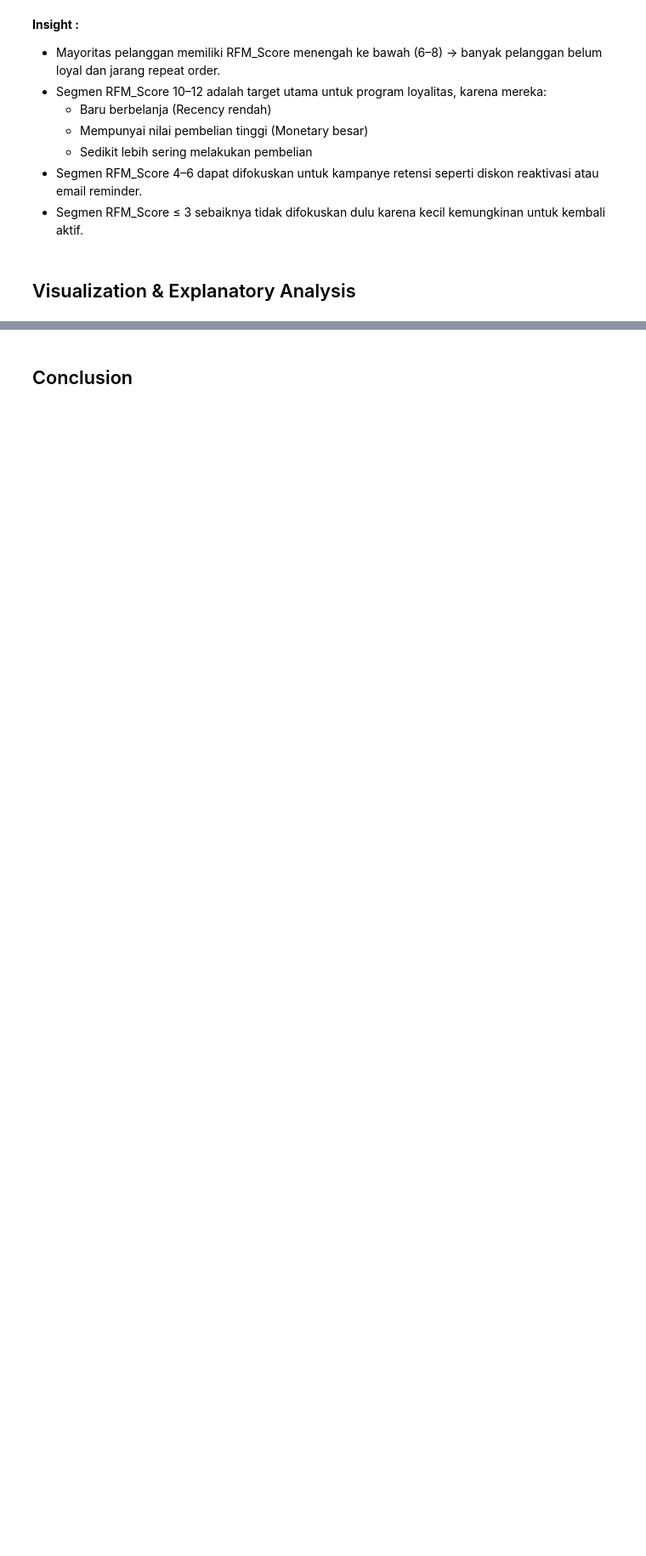
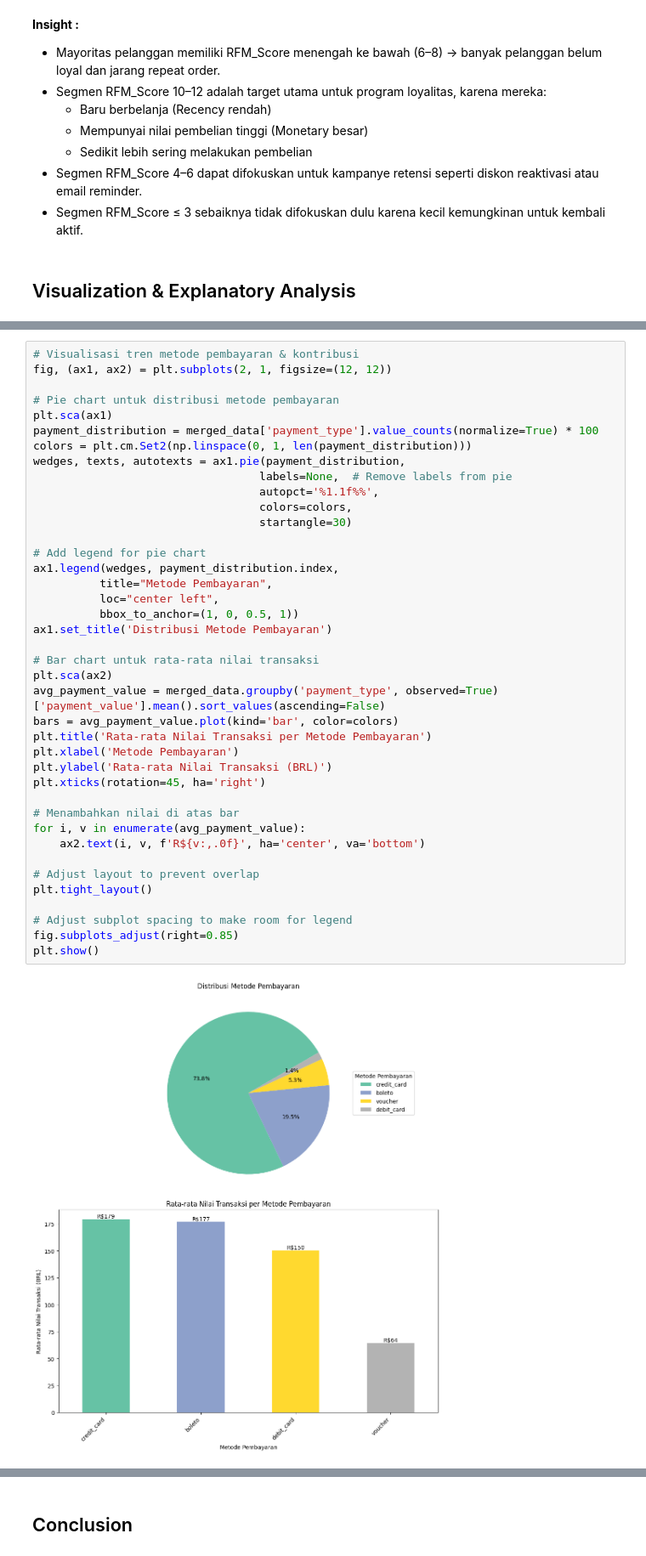
Before and after one commit to fiyandamamuri/e-commerce_public_datasets_analysis, a Jupyter notebook: notebook copy.ipynb, the cells around one changed output, grey strips where cells are left out. Shown at 85% size. Drawn from its saved outputs; the diff is of its cells as text; blank space fills up the shorter version.

```diff
--- a/notebook copy.ipynb
+++ b/notebook copy.ipynb
@@ -1007 +1064,43 @@ RFM_Score
+# %%
+# Visualisasi tren metode pembayaran & kontribusi
+fig, (ax1, ax2) = plt.subplots(2, 1, figsize=(12, 12))
+
+# Pie chart untuk distribusi metode pembayaran
+plt.sca(ax1)
+payment_distribution = merged_data['payment_type'].value_counts(normalize=True) * 100
+colors = plt.cm.Set2(np.linspace(0, 1, len(payment_distribution)))
+wedges, texts, autotexts = ax1.pie(payment_distribution,
+                                  labels=None,  # Remove labels from pie
+                                  autopct='%1.1f%%',
+                                  colors=colors,
+                                  startangle=30)
+
+# Add legend for pie chart
+ax1.legend(wedges, payment_distribution.index,
+          title="Metode Pembayaran",
+          loc="center left",
+          bbox_to_anchor=(1, 0, 0.5, 1))
+ax1.set_title('Distribusi Metode Pembayaran')
+
+# Bar chart untuk rata-rata nilai transaksi
+plt.sca(ax2)
+avg_payment_value = merged_data.groupby('payment_type', observed=True)['payment_value'].mean().sort_values(ascending=False)
+bars = avg_payment_value.plot(kind='bar', color=colors)
+plt.title('Rata-rata Nilai Transaksi per Metode Pembayaran')
+plt.xlabel('Metode Pembayaran')
+plt.ylabel('Rata-rata Nilai Transaksi (BRL)')
+plt.xticks(rotation=45, ha='right')
+
+# Menambahkan nilai di atas bar
+for i, v in enumerate(avg_payment_value):
+    ax2.text(i, v, f'R${v:,.0f}', ha='center', va='bottom')
+
+# Adjust layout to prevent overlap
+plt.tight_layout()
+
+# Adjust subplot spacing to make room for legend
+fig.subplots_adjust(right=0.85)
+plt.show()
+# %% [output]
+[figure, added]
 # %% [markdown]
```
Also changed, not shown: parts of 27 cells of this notebook, 1 other file.
